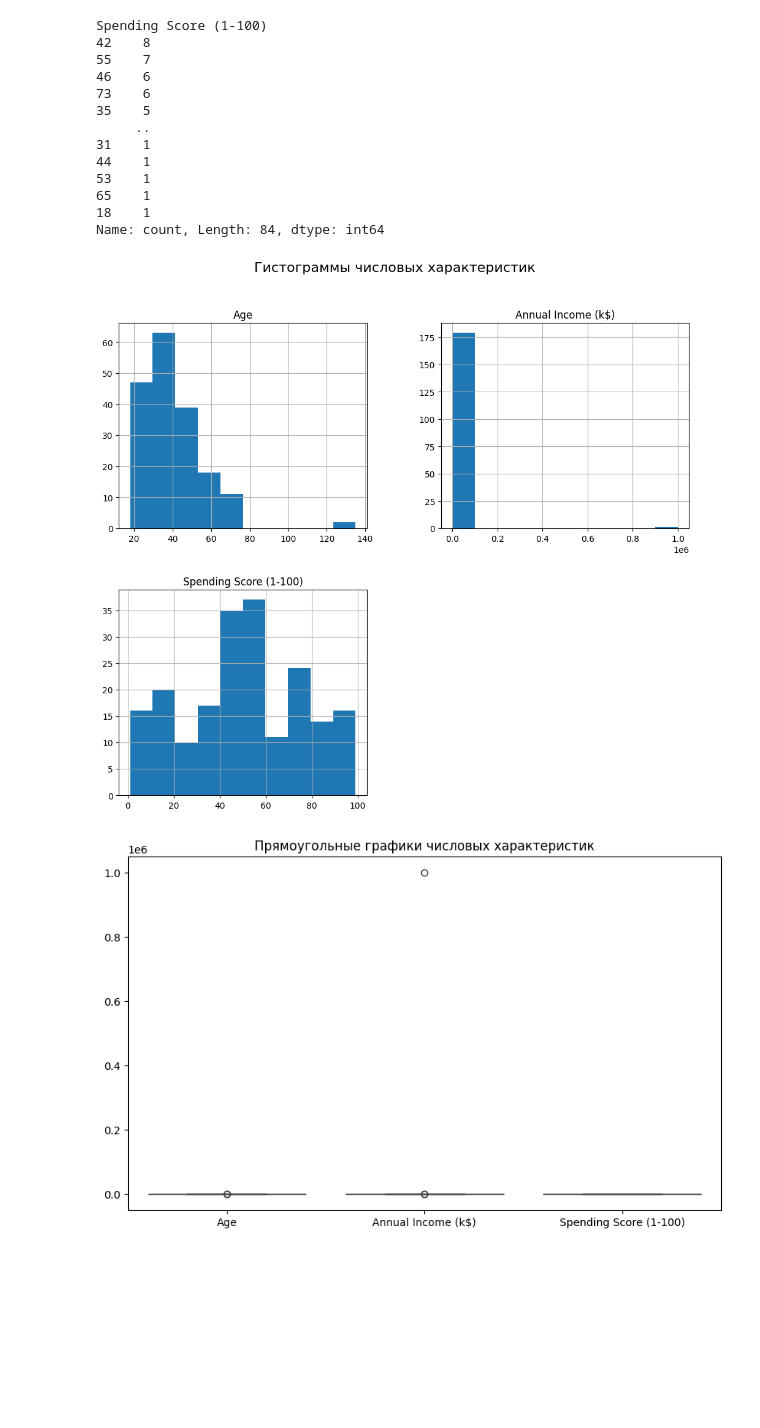
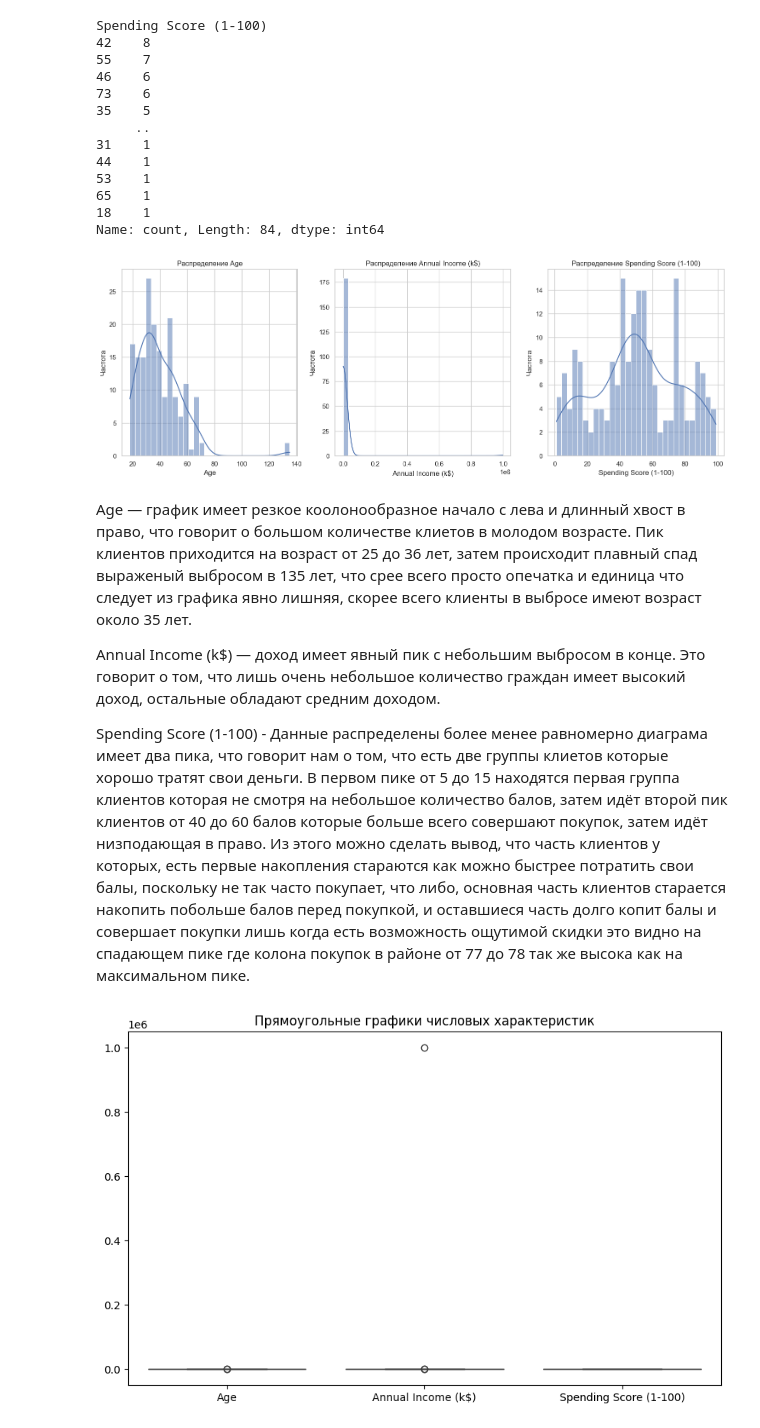
Before and after one commit to Ritorta/machine-learning, a Jupyter notebook: Work#6/Task_1.ipynb, the cells around one changed output. Drawn from its saved outputs; the diff is of its cells as text; code cells hidden in the pictures; blank space fills up the shorter version.

```diff
--- a/Work#6/Task_1.ipynb
+++ b/Work#6/Task_1.ipynb
@@ -235,13 +249,32 @@ Spending Score (1-100)
 65    1
 18    1
 Name: count, Length: 84, dtype: int64
-# %%
-# Гистограммы числовых характеристик
-df.hist(figsize=(12, 10))
-plt.suptitle("Гистограммы числовых характеристик", fontsize=16)
-plt.show()
-# %% [output]
-[figure, removed]
+# %%
+# Установка стиля графиков
+sns.set(style="whitegrid")
+
+# Визуализация распределения нескольких выбранных числовых переменных
+selected_columns = ['Age', 'Annual Income (k$)', 'Spending Score (1-100)']
+
+plt.figure(figsize=(15, 10))
+
+for i, column in enumerate(selected_columns):
+    plt.subplot(2, 3, i + 1)
+    sns.histplot(df[column], kde=True, bins=30)
+    plt.title(f'Распределение {column}')
+    plt.xlabel(column)
+    plt.ylabel('Частота')
+
+plt.tight_layout()
+plt.show()
+# %% [output]
+[figure, added]
+# %% [markdown]
+Age — график имеет резкое коолонообразное начало с лева и длинный хвост в право, что говорит о большом количестве клиетов в молодом возрасте. Пик клиентов приходится на возраст от 25 до 36 лет, затем происходит плавный спад выраженый выбросом в 135 лет, что срее всего просто опечатка и единица что следует из графика явно лишняя, скорее всего клиенты в выбросе имеют возраст около 35 лет.
+
+Annual Income (k$) — доход имеет явный пик с небольшим выбросом в конце. Это говорит о том, что лишь очень небольшое количество граждан имеет высокий доход, остальные обладают средним доходом.
+
+Spending Score (1-100) - Данные распределены более менее равномерно диаграма имеет два пика, что говорит нам о том, что есть две группы клиетов которые хорошо тратят свои деньги. В первом пике от 5 до 15 находятся первая группа клиентов которая не смотря на небольшое количество балов, затем идёт второй пик клиентов от 40 до 60 балов которые больше всего совершают покупок, затем идёт низподающая в право. Из этого можно сделать вывод, что часть клиентов у которых, есть первые накопления стараются как можно быстрее потратить свои балы, поскольку не так часто покупает, что либо, основная часть клиентов старается накопить побольше балов перед покупкой, и оставшиеся часть долго копит балы и совершает покупки лишь когда есть возможность ощутимой скидки это видно на спадающем пике где колона покупок в районе от 77 до 78 так же высока как на максимальном пике.
 # %%
 # Прямоугольные графики для визуализации распределений и потенциальных выбросов
 plt.figure(figsize=(10, 6))
```
Also changed, not shown: parts of 16 cells of this notebook.
